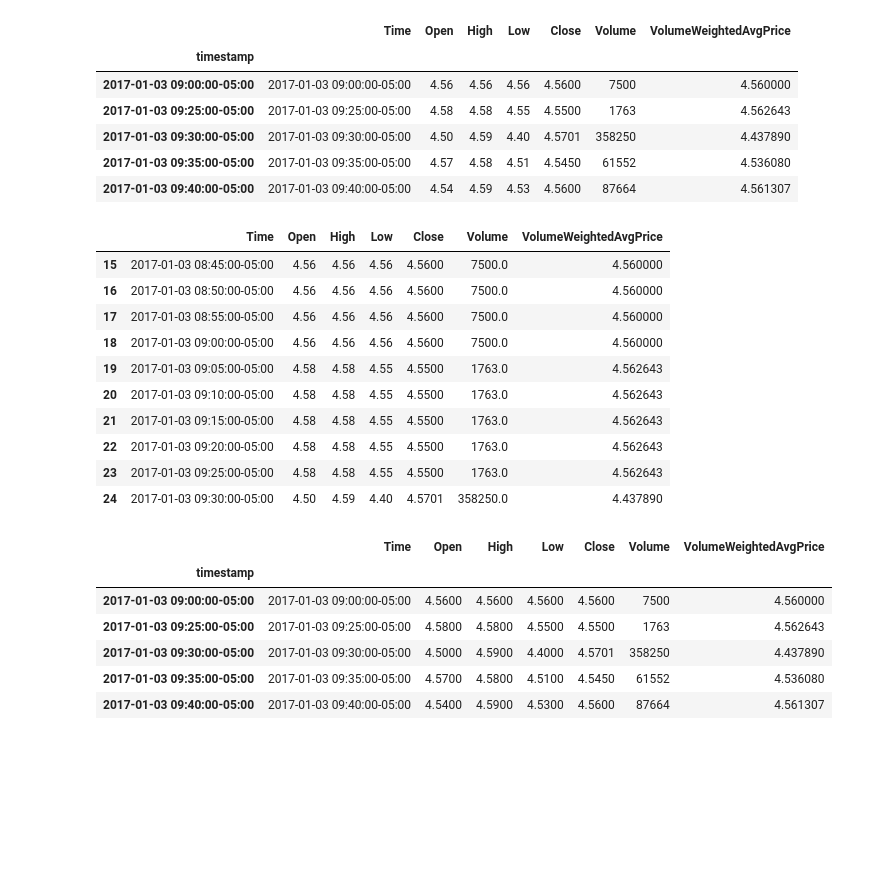
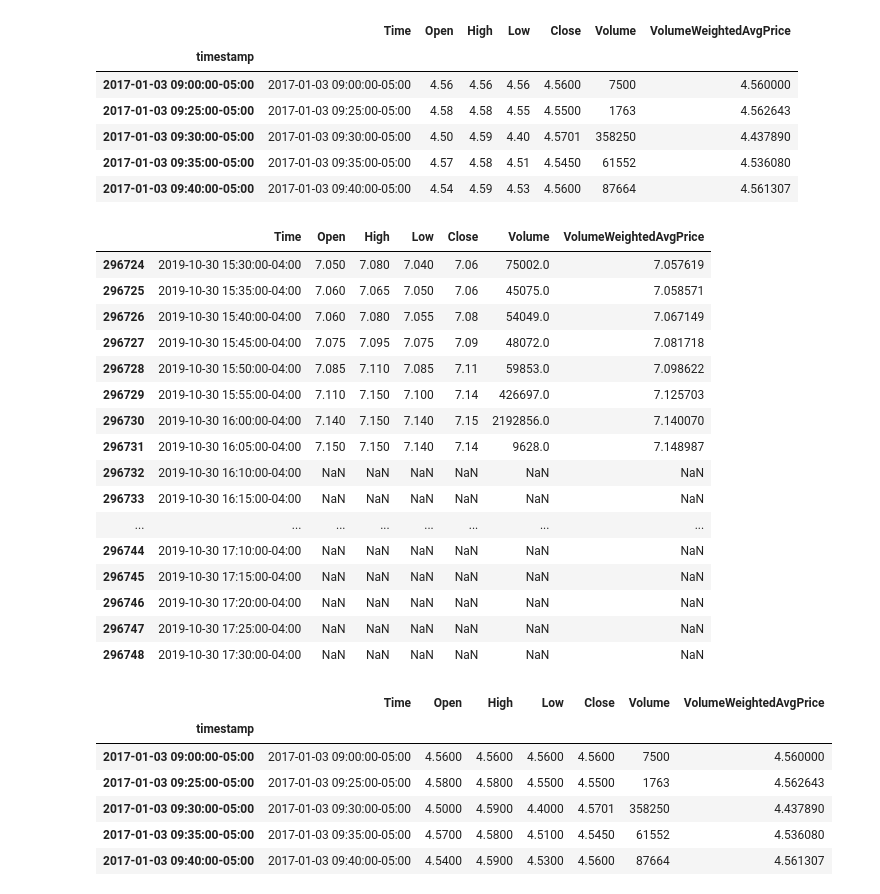
Before and after one commit to Cloblak/aipi540_deeplearning, a Jupyter notebook: 1D_CNN_Attempts/1D_CNN.ipynb, the cells around one changed output. Cells and saved outputs as stored; diff of their text form; code cells hidden in the pictures; blank space fills up the shorter version.

```diff
--- a/1D_CNN_Attempts/1D_CNN.ipynb
+++ b/1D_CNN_Attempts/1D_CNN.ipynb
@@ -311,19 +311,25 @@ train_filtered[0:5]
 | 2017-01-03 09:35:00-05:00 | 2017-01-03 09:35:00-05:00 | 4.57 | 4.58 | 4.51 | 4.5450 | 61552 | 4.536080 |
 | 2017-01-03 09:40:00-05:00 | 2017-01-03 09:40:00-05:00 | 4.54 | 4.59 | 4.53 | 4.5600 | 87664 | 4.561307 |
 # %%
-final_train[15:25]
+final_train.tail(25)
 # %% [output]
 |  | Time | Open | High | Low | Close | Volume | VolumeWeightedAvgPrice |
-| 15 | 2017-01-03 08:45:00-05:00 | 4.56 | 4.56 | 4.56 | 4.5600 | 7500.0 | 4.560000 |
-| 16 | 2017-01-03 08:50:00-05:00 | 4.56 | 4.56 | 4.56 | 4.5600 | 7500.0 | 4.560000 |
-| 17 | 2017-01-03 08:55:00-05:00 | 4.56 | 4.56 | 4.56 | 4.5600 | 7500.0 | 4.560000 |
-| 18 | 2017-01-03 09:00:00-05:00 | 4.56 | 4.56 | 4.56 | 4.5600 | 7500.0 | 4.560000 |
-| 19 | 2017-01-03 09:05:00-05:00 | 4.58 | 4.58 | 4.55 | 4.5500 | 1763.0 | 4.562643 |
-| 20 | 2017-01-03 09:10:00-05:00 | 4.58 | 4.58 | 4.55 | 4.5500 | 1763.0 | 4.562643 |
-| 21 | 2017-01-03 09:15:00-05:00 | 4.58 | 4.58 | 4.55 | 4.5500 | 1763.0 | 4.562643 |
-| 22 | 2017-01-03 09:20:00-05:00 | 4.58 | 4.58 | 4.55 | 4.5500 | 1763.0 | 4.562643 |
-| 23 | 2017-01-03 09:25:00-05:00 | 4.58 | 4.58 | 4.55 | 4.5500 | 1763.0 | 4.562643 |
-| 24 | 2017-01-03 09:30:00-05:00 | 4.50 | 4.59 | 4.40 | 4.5701 | 358250.0 | 4.437890 |
+| 296724 | 2019-10-30 15:30:00-04:00 | 7.050 | 7.080 | 7.040 | 7.06 | 75002.0 | 7.057619 |
+| 296725 | 2019-10-30 15:35:00-04:00 | 7.060 | 7.065 | 7.050 | 7.06 | 45075.0 | 7.058571 |
+| 296726 | 2019-10-30 15:40:00-04:00 | 7.060 | 7.080 | 7.055 | 7.08 | 54049.0 | 7.067149 |
+| 296727 | 2019-10-30 15:45:00-04:00 | 7.075 | 7.095 | 7.075 | 7.09 | 48072.0 | 7.081718 |
+| 296728 | 2019-10-30 15:50:00-04:00 | 7.085 | 7.110 | 7.085 | 7.11 | 59853.0 | 7.098622 |
+| 296729 | 2019-10-30 15:55:00-04:00 | 7.110 | 7.150 | 7.100 | 7.14 | 426697.0 | 7.125703 |
+| 296730 | 2019-10-30 16:00:00-04:00 | 7.140 | 7.150 | 7.140 | 7.15 | 2192856.0 | 7.140070 |
+| 296731 | 2019-10-30 16:05:00-04:00 | 7.150 | 7.150 | 7.140 | 7.14 | 9628.0 | 7.148987 |
+| 296732 | 2019-10-30 16:10:00-04:00 | NaN | NaN | NaN | NaN | NaN | NaN |
+| 296733 | 2019-10-30 16:15:00-04:00 | NaN | NaN | NaN | NaN | NaN | NaN |
+| ... | ... | ... | ... | ... | ... | ... | ... |
+| 296744 | 2019-10-30 17:10:00-04:00 | NaN | NaN | NaN | NaN | NaN | NaN |
+| 296745 | 2019-10-30 17:15:00-04:00 | NaN | NaN | NaN | NaN | NaN | NaN |
+| 296746 | 2019-10-30 17:20:00-04:00 | NaN | NaN | NaN | NaN | NaN | NaN |
+| 296747 | 2019-10-30 17:25:00-04:00 | NaN | NaN | NaN | NaN | NaN | NaN |
+| 296748 | 2019-10-30 17:30:00-04:00 | NaN | NaN | NaN | NaN | NaN | NaN |
 # %%
 # print(buildTargets.__doc__)
 train_targets, val_targets, test_targets, full_targets = buildTargets()
```
